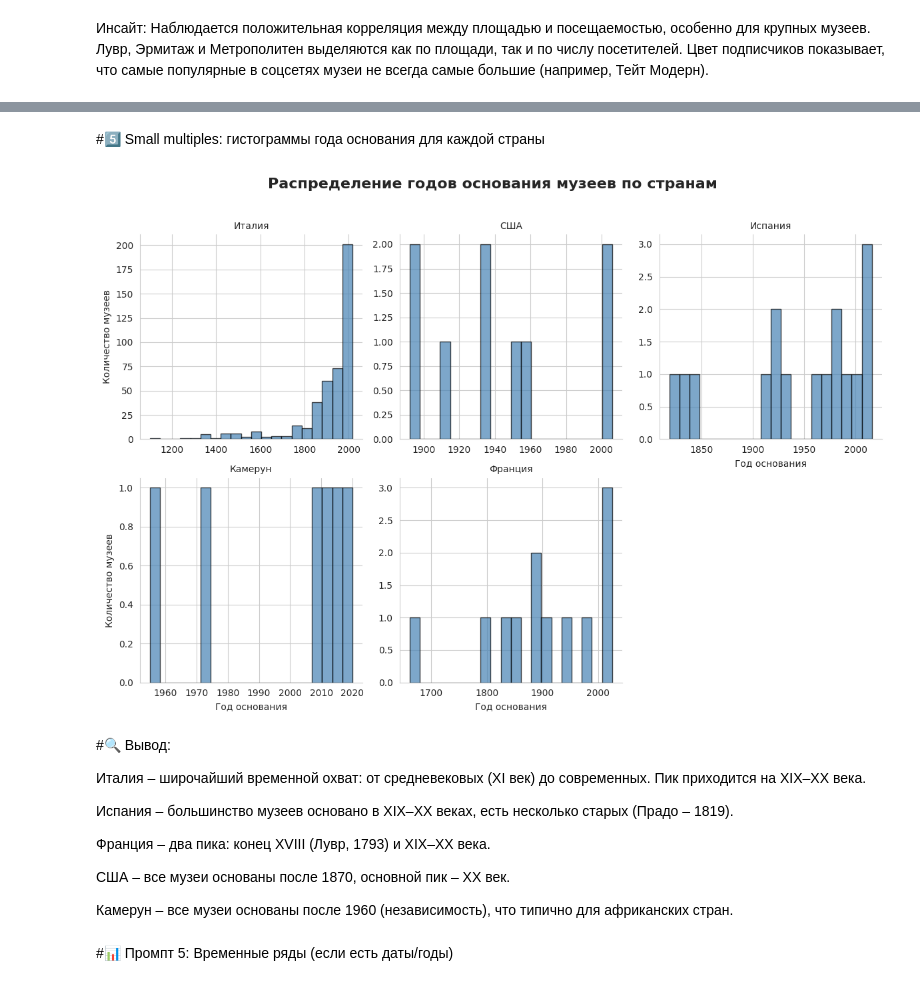
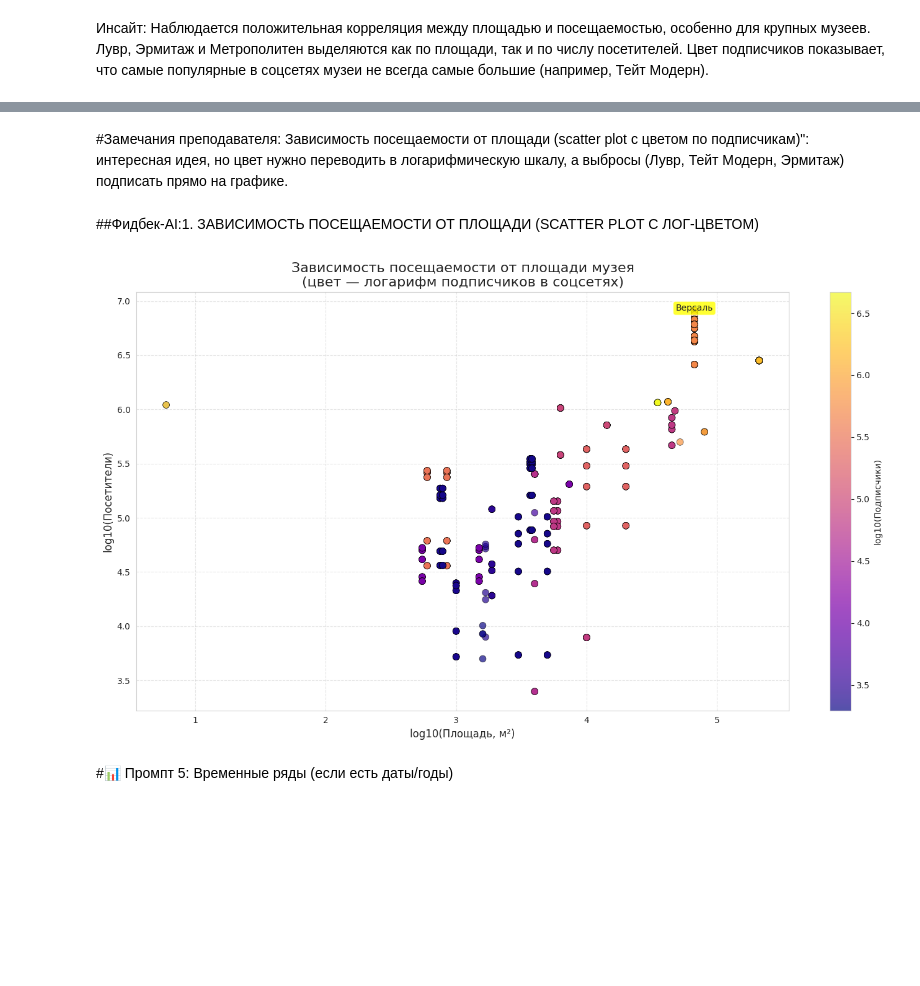
Before and after one commit to yana-moshnikova/python-ai-moshnikova-yana, a Jupyter notebook: notebooks/week3_visualization.ipynb, the cells around one changed output, grey strips where cells are left out. Cells and saved outputs as stored; diff of their text form; code cells hidden in the pictures; blank space fills up the shorter version.

```diff
--- a/notebooks/week3_visualization.ipynb
+++ b/notebooks/week3_visualization.ipynb
@@ -799,30 +244,52 @@ plt.show()
-# %% [markdown]
-#5️⃣ Small multiples: гистограммы года основания для каждой страны
-# %%
-# Убираем нулевые года (артефакты) и ограничимся музеями с годом > 1000
-df_year = df_top5[df_top5['inceptionYear'] > 1000].copy()
-
-g = sns.FacetGrid(df_year, col='country', col_wrap=3, height=4, sharex=False, sharey=False)
-g.map(plt.hist, 'inceptionYear', bins=20, color='steelblue', edgecolor='black', alpha=0.7)
-g.set_axis_labels('Год основания', 'Количество музеев')
-g.set_titles('{col_name}')
-g.fig.suptitle('Распределение годов основания музеев по странам', y=1.02, fontsize=16, fontweight='bold')
-plt.tight_layout()
-plt.show()
-# %% [output]
-[figure, removed]
-# %% [markdown]
-#🔍 Вывод:
-
-Италия – широчайший временной охват: от средневековых (XI век) до современных. Пик приходится на XIX–XX века.
-
-Испания – большинство музеев основано в XIX–XX веках, есть несколько старых (Прадо – 1819).
-
-Франция – два пика: конец XVIII (Лувр, 1793) и XIX–XX века.
-
-США – все музеи основаны после 1870, основной пик – XX век.
-
-Камерун – все музеи основаны после 1960 (независимость), что типично для африканских стран.
+# %% [markdown]
+#Замечания преподавателя: Зависимость посещаемости от площади (scatter plot с цветом по подписчикам)": интересная идея, но цвет нужно переводить в логарифмическую шкалу, а выбросы (Лувр, Тейт Модерн, Эрмитаж) подписать прямо на графике.
+# %% [markdown]
+##Фидбек-AI:1. ЗАВИСИМОСТЬ ПОСЕЩАЕМОСТИ ОТ ПЛОЩАДИ (SCATTER PLOT С ЛОГ-ЦВЕТОМ)
+# %%
+# График 1: Зависимость посещаемости от площади
+# Цвет по логарифму подписчиков, подписаны топ-5 музеев по посещаемости
+
+plt.figure(figsize=(14, 8))
+
+# Основные точки
+sc = plt.scatter(
+    df_museum['log_area'],
+    df_museum['log_visitors'],
+    c=df_museum['log_followers'],
+    cmap='plasma',
+    s=60,
+    alpha=0.7,
+    edgecolor='k',
+    linewidth=0.5
+)
+
+# Подписи для топ-5 музеев по посещаемости
+# Сначала находим топ-5 (берём уникальные музеи по максимуму посещаемости)
+top_museums = df_museum.groupby('museum', as_index=False).agg({
+    'visitors': 'max',
+    'log_visitors': 'max',
+    'log_area': 'first',  # площадь не меняется по годам, берём первую
+    'country': 'first'
+}).nlargest(5, 'visitors')
+
+for _, row in top_museums.iterrows():
+    plt.annotate(
+        row['museum'],
+        (row['log_area'], row['log_visitors']),
+        fontsize=10,
+        ha='center',
+        bbox=dict(boxstyle='round,pad=0.3', fc='yellow', alpha=0.8)
+    )
+
+plt.colorbar(sc, label='log10(Подписчики)')
+plt.xlabel('log10(Площадь, м²)', fontsize=12)
+plt.ylabel('log10(Посетители)', fontsize=12)
+plt.title('Зависимость посещаемости от площади музея\n(цвет — логарифм подписчиков в соцсетях)', fontsize=16)
+plt.grid(True, linestyle='--', alpha=0.5)
+plt.tight_layout()
+plt.show()
+# %% [output]
+[figure, added]
 # %% [markdown]
 #📊 Промпт 5: Временные ряды (если есть даты/годы)
 # %% [markdown]
```
Also changed, not shown: parts of 91 cells of this notebook.
